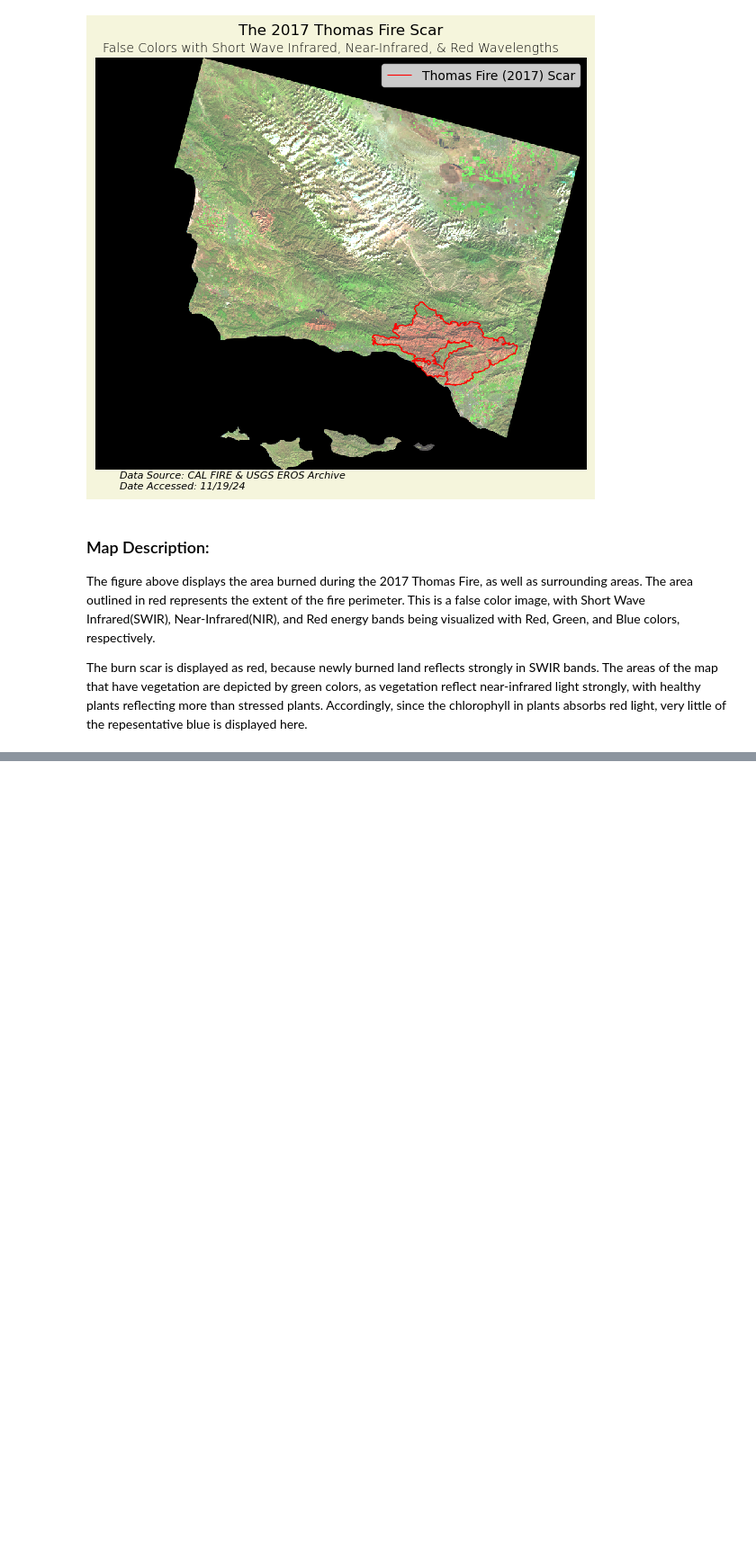
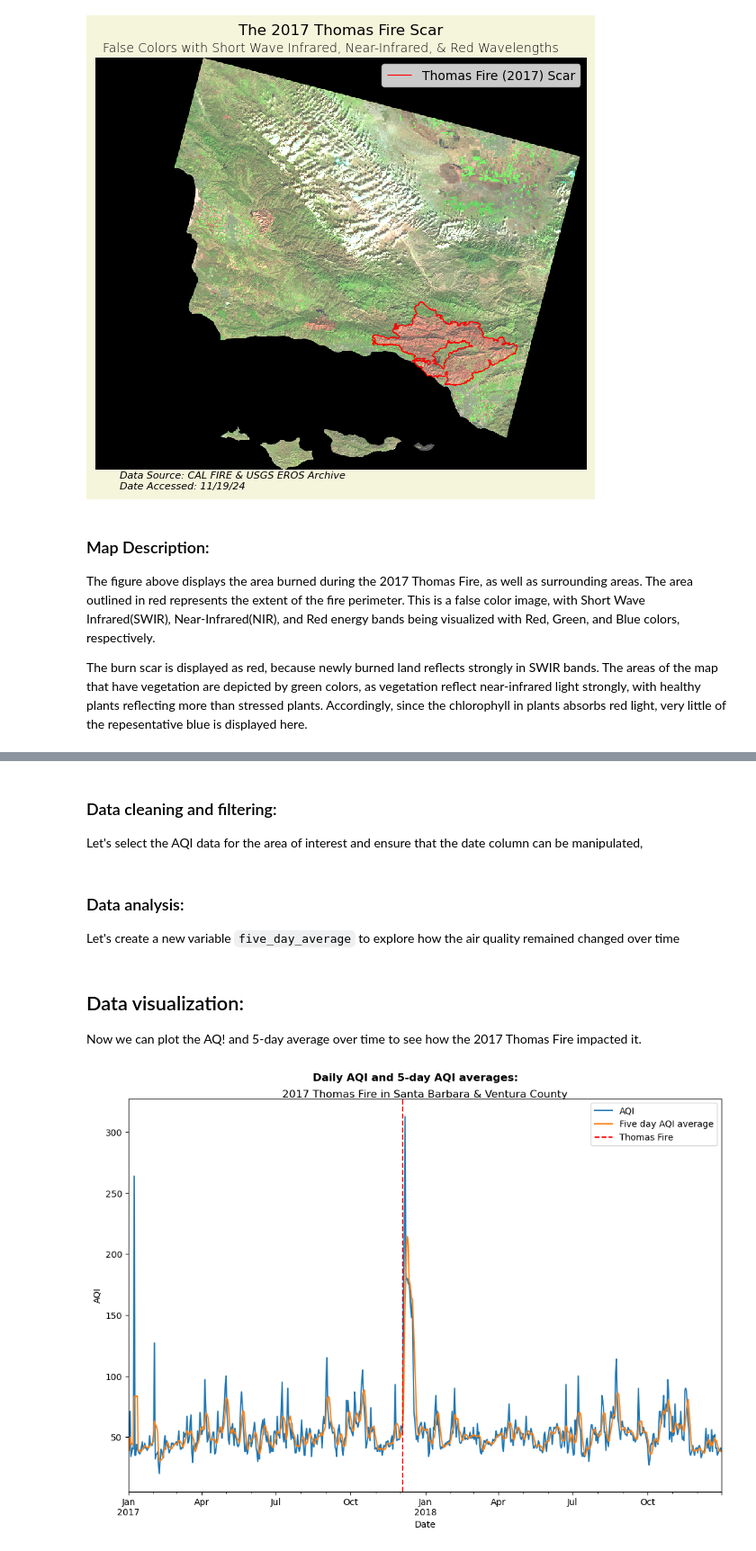
Before and after one commit to stephenccodes/stephenccodes.github.io, a Jupyter notebook: blog_posts/thomas-fire-analysis/thomas_fire_analysis.ipynb, the cells around one changed output, grey strips where cells are left out. Shown at 90% size. Drawn from its saved outputs; the diff is of its cells as text; code cells hidden in the pictures; blank space fills up the shorter version.

```diff
--- a/blog_posts/thomas-fire-analysis/thomas_fire_analysis.ipynb
+++ b/blog_posts/thomas-fire-analysis/thomas_fire_analysis.ipynb
@@ -242,0 +250,61 @@ The burn scar is displayed as red, because newly burned land reflects strongly i
+# %% [markdown]
+### Data cleaning and filtering:
+
+Let's select the AQI data for the area of interest and ensure that the date column can be manipulated,
+# %%
+# Filter data to Santa Barbara county and select desired columns
+aqi_sb = (aqi[aqi['county_name'] == 'Santa Barbara']
+          .drop(['state_name', 'county_name', 'state_code', 'county_code'], axis=1)
+         )
+
+# Convert date to a datetime object and set as index
+aqi_sb.date = pd.to_datetime(aqi_sb.date)
+aqi_sb = aqi_sb.set_index('date')
+# %% [markdown]
+### Data analysis:
+
+Let's create a new variable `five_day_average` to explore how the air quality remained changed over time
+# %%
+# Calculate the 5-day AQI averages
+aqi_sb = aqi_sb.assign(five_day_average=aqi_sb['aqi'].rolling(window='5D').mean())
+# %% [markdown]
+## Data visualization:
+
+Now we can plot the AQ! and 5-day average over time to see how the 2017 Thomas Fire impacted it.
+# %%
+# Initialize a figure and axis
+fig, ax = plt.subplots(figsize = (12, 8)) # Set dimensions relatively wide to space out lines
+
+# Visualize air quality during the Thomas Fire
+aqi_sb.aqi.plot(ax=ax, label = 'AQI')
+aqi_sb.five_day_average.plot(ax=ax, label = "Five day AQI average")
+
+# Show the date for the Thomas fire
+plt.axvline(x = '2017-12-04',
+            color = 'red',
+            linestyle = 'dashed',
+            label = "Thomas Fire")
+
+# Labels
+# Title describing the area and event of interest
+ax.set_title('2017 Thomas Fire in Santa Barbara & Ventura County',
+             color = 'black',
+             fontsize = 12,
+             fontweight='normal',
+             y=0.99)
+
+# Subtitle describing the plot
+fig.suptitle('Daily AQI and 5-day AQI averages:',
+             color = 'black',
+             fontsize = 12,
+             fontweight='heavy',
+             y=0.93)
+
+ax.set_xlabel('Date')
+ax.set_ylabel('AQI')
+ax.legend()
+
+# Display the figure
+plt.show()
+# %% [output]
+[figure, added]
```
Also changed, not shown: parts of 14 cells of this notebook, 11 other files.
